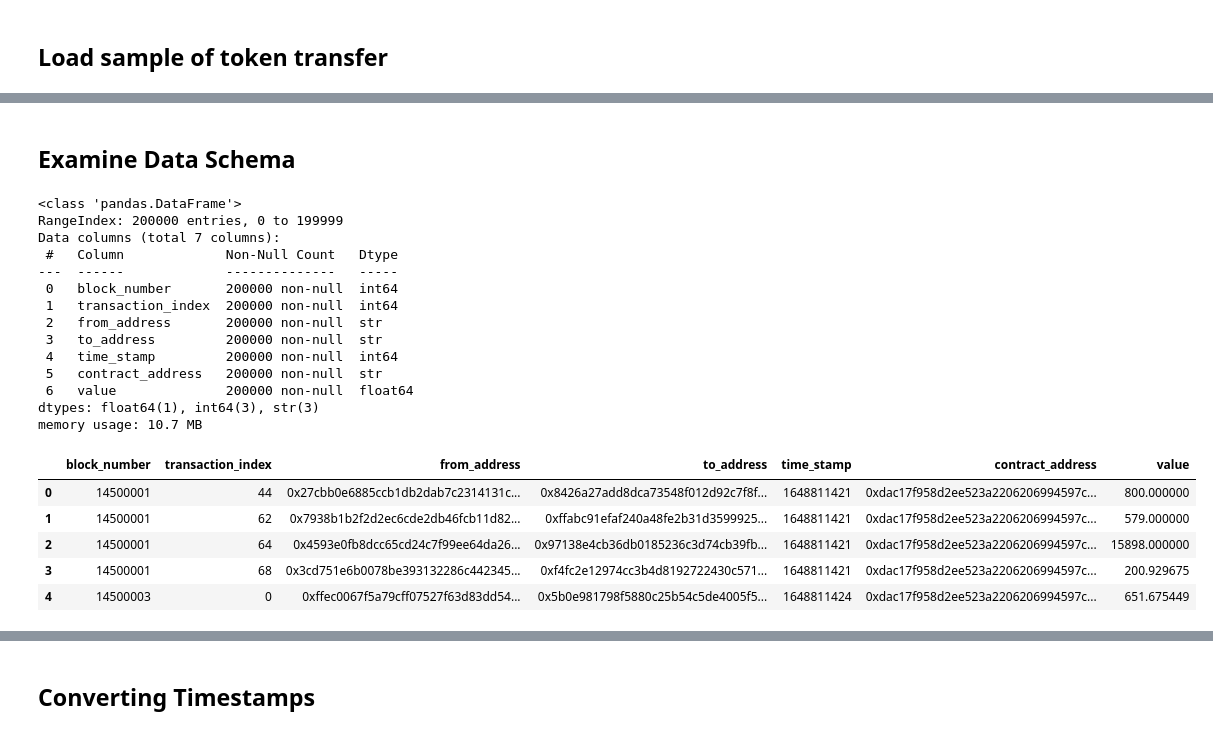
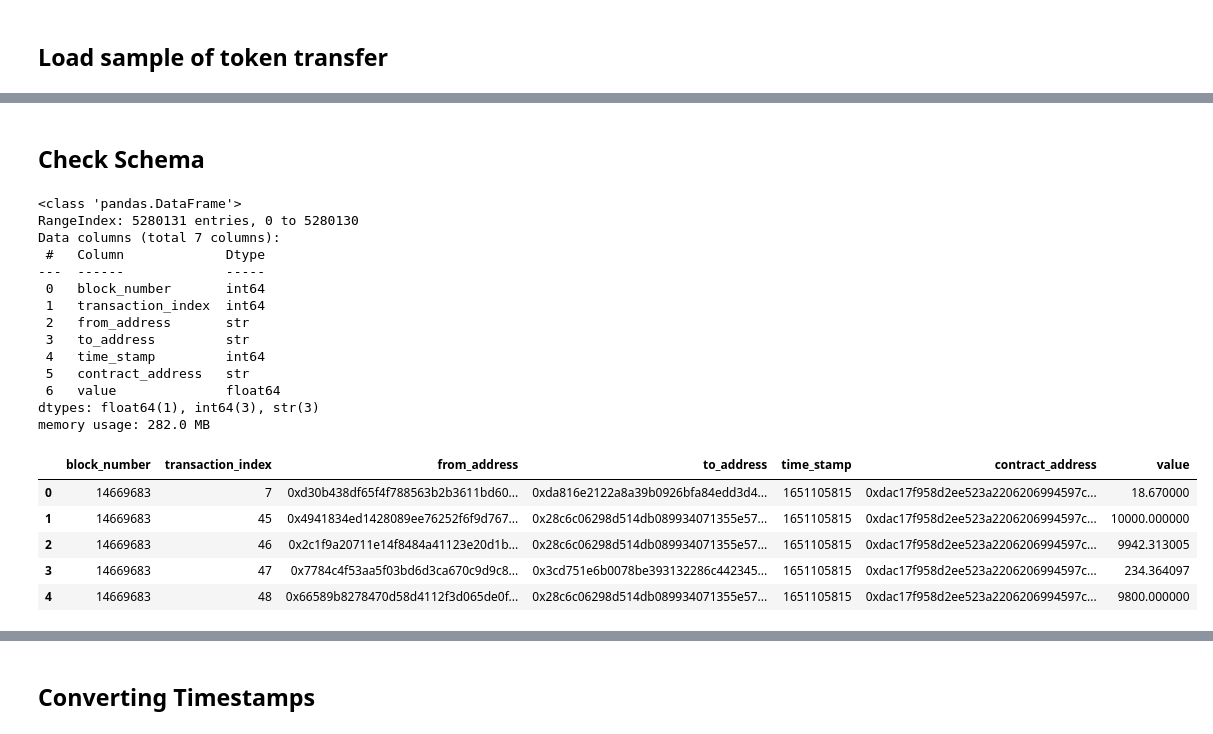
Before and after one commit to dextertan89/Dab-a-thon, a Jupyter notebook: notebooks/01_explore_terra.ipynb, the cells around one changed output, grey strips where cells are left out. Saved outputs shown, nothing was run; the diff lists cells and outputs as text; code cells hidden in the pictures.

```diff
--- a/notebooks/01_explore_terra.ipynb
+++ b/notebooks/01_explore_terra.ipynb
@@ -24,3 +24,14 @@ terra_files
  'token_transfers_V3.0.0.csv',
  'price_data.zip',
  'event_data.csv']
+# %%
+with zipfile.ZipFile("../ERC20-stablecoins.zip") as outer_zip:
+    nested_zip_data = outer_zip.read("price_data.zip")
+    with zipfile.ZipFile(io.BytesIO(nested_zip_data)) as inner_zip:
+        with inner_zip.open("price_data/ustc_price_data.csv") as f:
+            ust_price = pd.read_csv(f)
+        with inner_zip.open("price_data/wluna_price_data.csv") as f:
+            luna_price = pd.read_csv(f)
+
+ust_price['date'] = pd.to_datetime(ust_price['timestamp'], unit='s')
+luna_price['date'] = pd.to_datetime(luna_price['timestamp'], unit='s')
@@ -27,11 +72,12 @@ terra_files
 # %% [markdown]
 ## Load sample of token transfer
 # %%
-TRANSFERS_FILE = "token_transfers_V3.0.0.csv"  # change if needed
+TRANSFERS_FILE = ["token_transfers.csv", "token_transfers_V2.0.0.csv", "token_transfers_V3.0.0.csv"]
 
 with zipfile.ZipFile(TERRA_ZIP) as z:
-    with z.open(TRANSFERS_FILE) as f:
-        df = pd.read_csv(f, nrows=200_000)
-
-print("Sample rows:", len(df))
-df.head(3)
+    with z.open(TRANSFERS_FILE[0]) as f:
+        token_transfers_v1_top5 = pd.read_csv(f, nrows=5)
+    with z.open(TRANSFERS_FILE[1]) as f:
+        token_transfers_v2_top5 = pd.read_csv(f, nrows=5)
+    with z.open(TRANSFERS_FILE[2]) as f:
+        token_transfers_v3_top5 = pd.read_csv(f, nrows=5)
@@ -44,28 +114,38 @@ Sample rows: 200000
+# %%
+TRANSFERS_FILE = ["token_transfers.csv", "token_transfers_V2.0.0.csv", "token_transfers_V3.0.0.csv"]
+
+with zipfile.ZipFile(TERRA_ZIP) as z:
+    with z.open(TRANSFERS_FILE[0]) as f:
+        token_transfers_v1_full = pd.read_csv(f)
+    with z.open(TRANSFERS_FILE[1]) as f:
+        token_transfers_v2_full = pd.read_csv(f)
+    with z.open(TRANSFERS_FILE[2]) as f:
+        token_transfers_v3_full = pd.read_csv(f)
 # %% [markdown]
-## Examine Data Schema
+## Check Schema
 # %%
 # df.columns.tolist(), df.dtypes
 
-df.info()
-df.head()
+token_transfers_v1_full.info()
+token_transfers_v1_full.head()
 # %% [output]
 <class 'pandas.DataFrame'>
-RangeIndex: 200000 entries, 0 to 199999
+RangeIndex: 5280131 entries, 0 to 5280130
 Data columns (total 7 columns):
- #   Column             Non-Null Count   Dtype
----  ------             --------------   -----
- 0   block_number       200000 non-null  int64
- 1   transaction_index  200000 non-null  int64
- 2   from_address       200000 non-null  str
- 3   to_address         200000 non-null  str
- 4   time_stamp         200000 non-null  int64
- 5   contract_address   200000 non-null  str
- 6   value              200000 non-null  float64
+ #   Column             Dtype
+---  ------             -----
+ 0   block_number       int64
+ 1   transaction_index  int64
+ 2   from_address       str
+ 3   to_address         str
+ 4   time_stamp         int64
+ 5   contract_address   str
+ 6   value              float64
 dtypes: float64(1), int64(3), str(3)
-memory usage: 10.7 MB
+memory usage: 282.0 MB
 |  | block_number | transaction_index | from_address | to_address | time_stamp | contract_address | value |
-| 0 | 14500001 | 44 | 0x27cbb0e6885ccb1db2dab7c2314131c... | 0x8426a27add8dca73548f012d92c7f8f... | 1648811421 | 0xdac17f958d2ee523a2206206994597c... | 800.000000 |
-| 1 | 14500001 | 62 | 0x7938b1b2f2d2ec6cde2db46fcb11d82... | 0xffabc91efaf240a48fe2b31d3599925... | 1648811421 | 0xdac17f958d2ee523a2206206994597c... | 579.000000 |
-| 2 | 14500001 | 64 | 0x4593e0fb8dcc65cd24c7f99ee64da26... | 0x97138e4cb36db0185236c3d74cb39fb... | 1648811421 | 0xdac17f958d2ee523a2206206994597c... | 15898.000000 |
-| 3 | 14500001 | 68 | 0x3cd751e6b0078be393132286c442345... | 0xf4fc2e12974cc3b4d8192722430c571... | 1648811421 | 0xdac17f958d2ee523a2206206994597c... | 200.929675 |
-| 4 | 14500003 | 0 | 0xffec0067f5a79cff07527f63d83dd54... | 0x5b0e981798f5880c25b54c5de4005f5... | 1648811424 | 0xdac17f958d2ee523a2206206994597c... | 651.675449 |
+| 0 | 14669683 | 7 | 0xd30b438df65f4f788563b2b3611bd60... | 0xda816e2122a8a39b0926bfa84edd3d4... | 1651105815 | 0xdac17f958d2ee523a2206206994597c... | 18.670000 |
+| 1 | 14669683 | 45 | 0x4941834ed1428089ee76252f6f9d767... | 0x28c6c06298d514db089934071355e57... | 1651105815 | 0xdac17f958d2ee523a2206206994597c... | 10000.000000 |
+| 2 | 14669683 | 46 | 0x2c1f9a20711e14f8484a41123e20d1b... | 0x28c6c06298d514db089934071355e57... | 1651105815 | 0xdac17f958d2ee523a2206206994597c... | 9942.313005 |
+| 3 | 14669683 | 47 | 0x7784c4f53aa5f03bd6d3ca670c9d9c8... | 0x3cd751e6b0078be393132286c442345... | 1651105815 | 0xdac17f958d2ee523a2206206994597c... | 234.364097 |
+| 4 | 14669683 | 48 | 0x66589b8278470d58d4112f3d065de0f... | 0x28c6c06298d514db089934071355e57... | 1651105815 | 0xdac17f958d2ee523a2206206994597c... | 9800.000000 |
```
Also changed, not shown: parts of 21 cells of this notebook.
